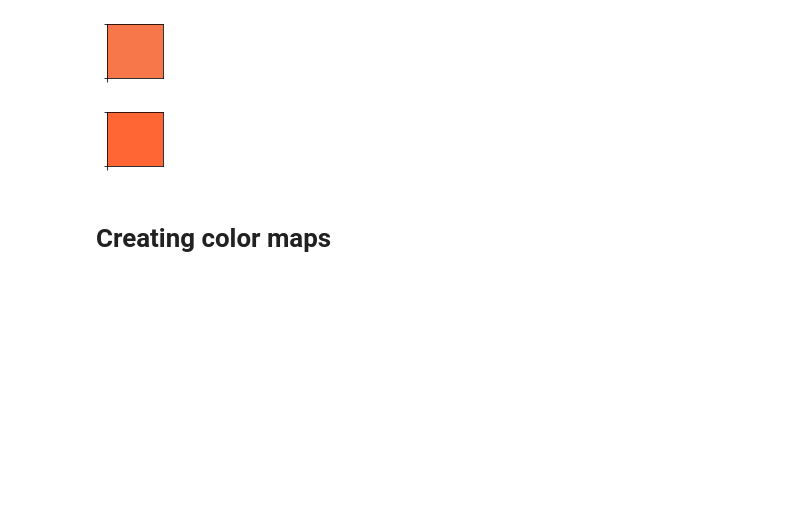
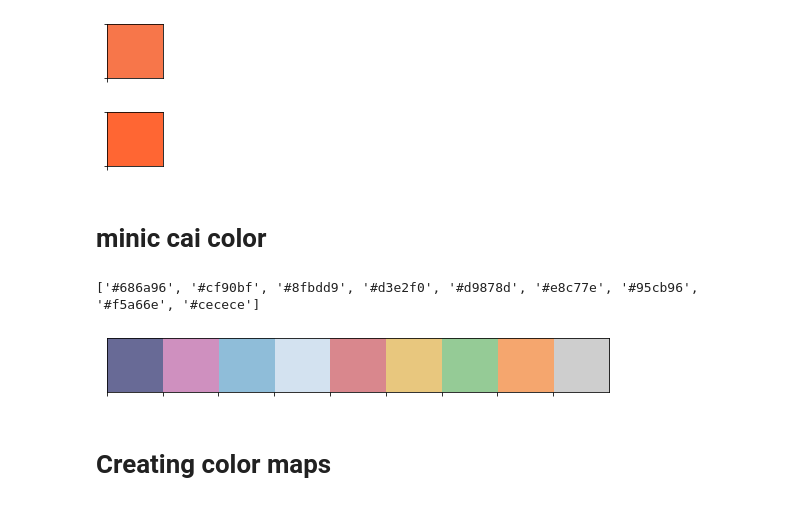
Before and after one commit to remember-past/Template, a Jupyter notebook: python/plot_example/color_list/color_list_notebook.ipynb, the cells around one changed output. Saved outputs shown, nothing was run; the diff lists cells and outputs as text; code cells hidden in the pictures; blank space fills up the shorter version.

```diff
--- a/python/plot_example/color_list/color_list_notebook.ipynb
+++ b/python/plot_example/color_list/color_list_notebook.ipynb
@@ -197,6 +197,17 @@ sns.palplot(['#ff6633'])
 # %% [output]
 [figure]
 [figure]
+# %% [markdown]
+# minic cai color
+# %%
+values=[(104/255,106/255,150/255),(207/255,144/255,191/255),(143/255,189/255,217/255),(211/255,226/255,240/255),
+       (217/255,135/255,141/255),(232/255,199/255,126/255),(149/255,203/255,150/255),(245/255,166/255,110/255),
+       (206/255,206/255,206/255)]
+sns.palplot(values)
+print(sns.color_palette(values).as_hex())
+# %% [output]
+['#686a96', '#cf90bf', '#8fbdd9', '#d3e2f0', '#d9878d', '#e8c77e', '#95cb96', '#f5a66e', '#cecece']
+[figure, added]
 # %% [markdown]
 # Creating color maps
 # %%
```
